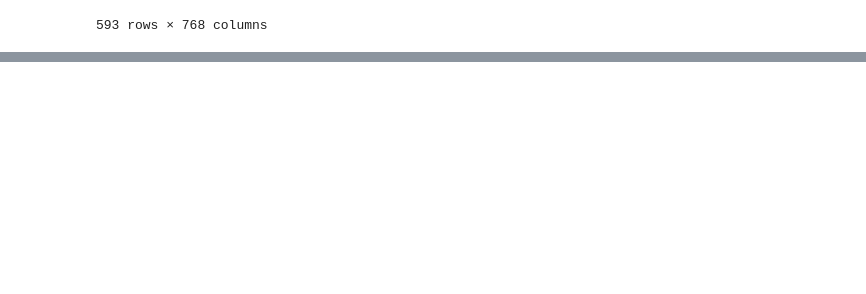
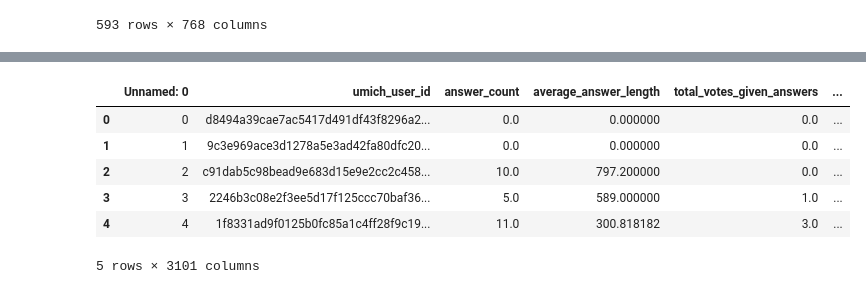
Before and after one commit to sarthyparty/algofair, a Jupyter notebook: sentence_embeddings.ipynb, the cells around one changed output, grey strips where cells are left out. Drawn from its saved outputs; the diff is of its cells as text; code cells hidden in the pictures; blank space fills up the shorter version.

```diff
--- a/sentence_embeddings.ipynb
+++ b/sentence_embeddings.ipynb
@@ -194,0 +200,10 @@ Accuracy: 0.7577092511013216
+# %%
+preprocessed_without_fill.head()
+# %% [output]
+|  | Unnamed: 0 | umich_user_id | answer_count | average_answer_length | total_votes_given_answers | ... |
+| 0 | 0 | d8494a39cae7ac5417d491df43f8296a2... | 0.0 | 0.000000 | 0.0 | ... |
+| 1 | 1 | 9c3e969ace3d1278a5e3ad42fa80dfc20... | 0.0 | 0.000000 | 0.0 | ... |
+| 2 | 2 | c91dab5c98bead9e683d15e9e2cc2c458... | 10.0 | 797.200000 | 0.0 | ... |
+| 3 | 3 | 2246b3c08e2f3ee5d17f125ccc70baf36... | 5.0 | 589.000000 | 1.0 | ... |
+| 4 | 4 | 1f8331ad9f0125b0fc85a1c4ff28f9c19... | 11.0 | 300.818182 | 3.0 | ... |
+5 rows × 3101 columns
```
Also changed, not shown: parts of 9 cells of this notebook.
